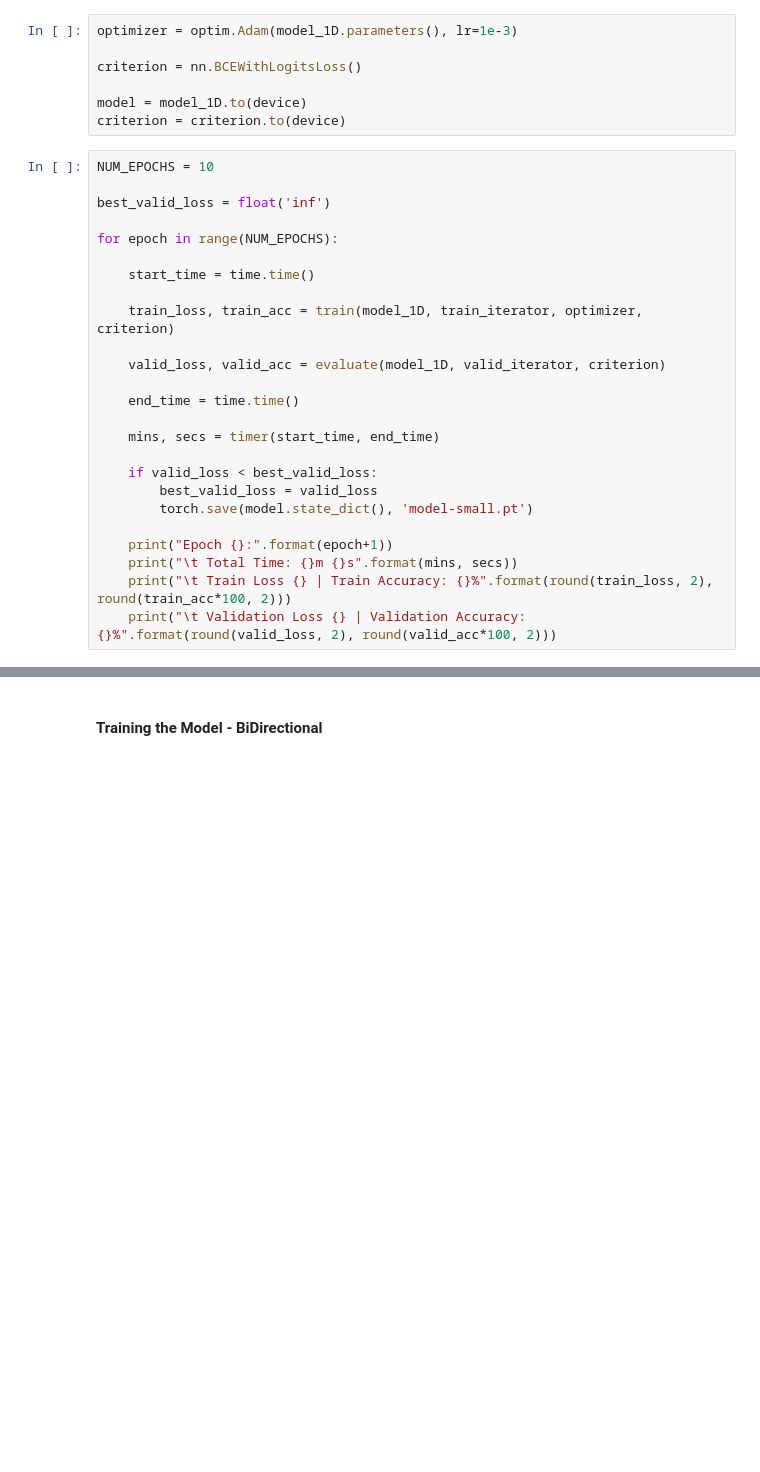
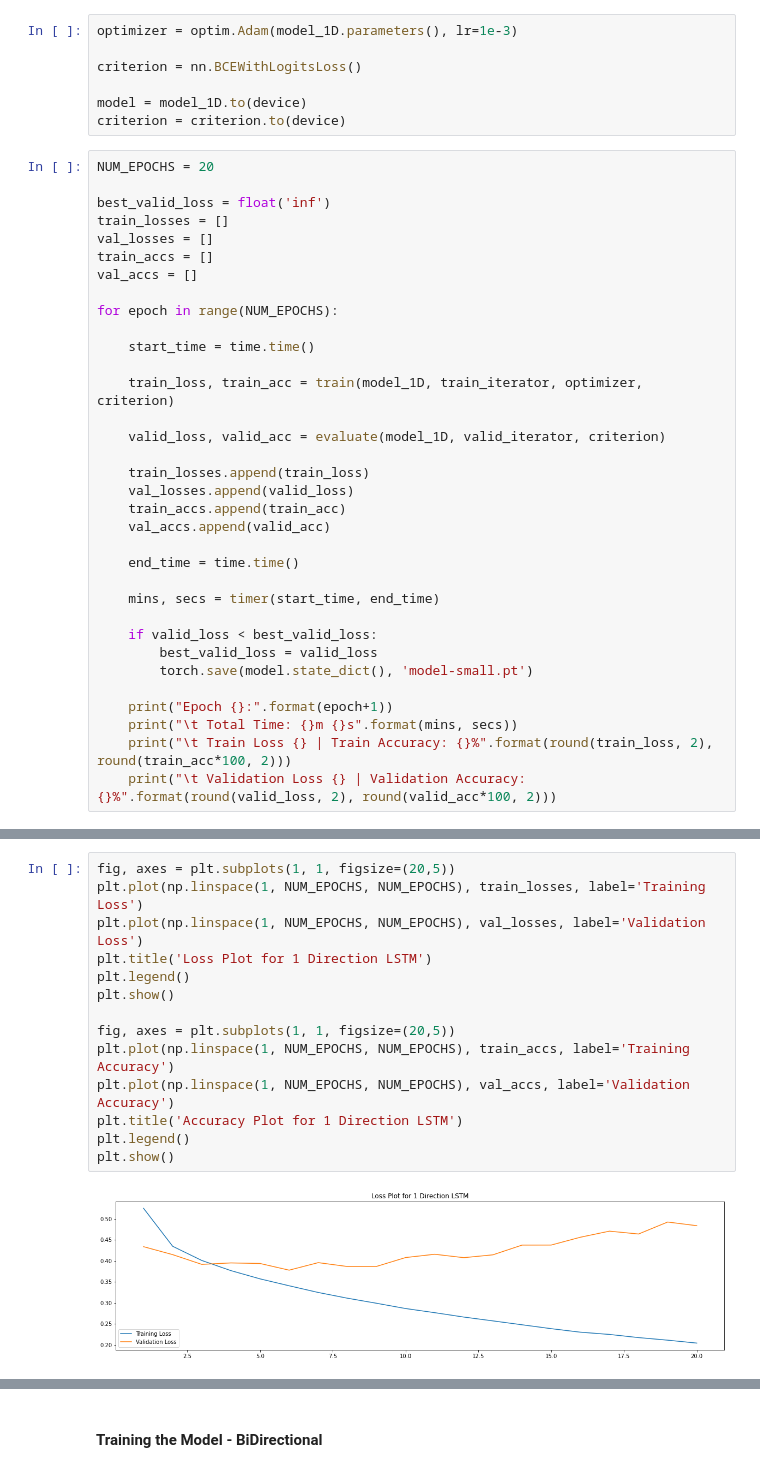
Before and after one commit to AminAlam/Deep-Sentiment, a Jupyter notebook: Deep_Sentiment.ipynb, the cells around one changed output, grey strips where cells are left out. Drawn from its saved outputs; the diff is of its cells as text; blank space fills up the shorter version.

Commit message:
loss and acc plots added

```diff
--- a/Deep_Sentiment.ipynb
+++ b/Deep_Sentiment.ipynb
@@ -288,9 +283,13 @@ criterion = nn.BCEWithLogitsLoss()
 model = model_1D.to(device)
 criterion = criterion.to(device)
 # %%
-NUM_EPOCHS = 10
+NUM_EPOCHS = 20
 
 best_valid_loss = float('inf')
+train_losses = []
+val_losses = []
+train_accs = []
+val_accs = []
 
 for epoch in range(NUM_EPOCHS):
 
@@ -299,6 +298,11 @@ for epoch in range(NUM_EPOCHS):
     train_loss, train_acc = train(model_1D, train_iterator, optimizer, criterion)
 
     valid_loss, valid_acc = evaluate(model_1D, valid_iterator, criterion)
+
+    train_losses.append(train_loss)
+    val_losses.append(valid_loss)
+    train_accs.append(train_acc)
+    val_accs.append(valid_acc)
 
     end_time = time.time()
 
@@ -332,0 +337,16 @@ Epoch 10:
+# %%
+fig, axes = plt.subplots(1, 1, figsize=(20,5))
+plt.plot(np.linspace(1, NUM_EPOCHS, NUM_EPOCHS), train_losses, label='Training Loss')
+plt.plot(np.linspace(1, NUM_EPOCHS, NUM_EPOCHS), val_losses, label='Validation Loss')
+plt.title('Loss Plot for 1 Direction LSTM')
+plt.legend()
+plt.show()
+
+fig, axes = plt.subplots(1, 1, figsize=(20,5))
+plt.plot(np.linspace(1, NUM_EPOCHS, NUM_EPOCHS), train_accs, label='Training Accuracy')
+plt.plot(np.linspace(1, NUM_EPOCHS, NUM_EPOCHS), val_accs, label='Validation Accuracy')
+plt.title('Accuracy Plot for 1 Direction LSTM')
+plt.legend()
+plt.show()
+# %% [output]
+[figure, added]
```
Also changed, not shown: parts of 11 cells of this notebook.
